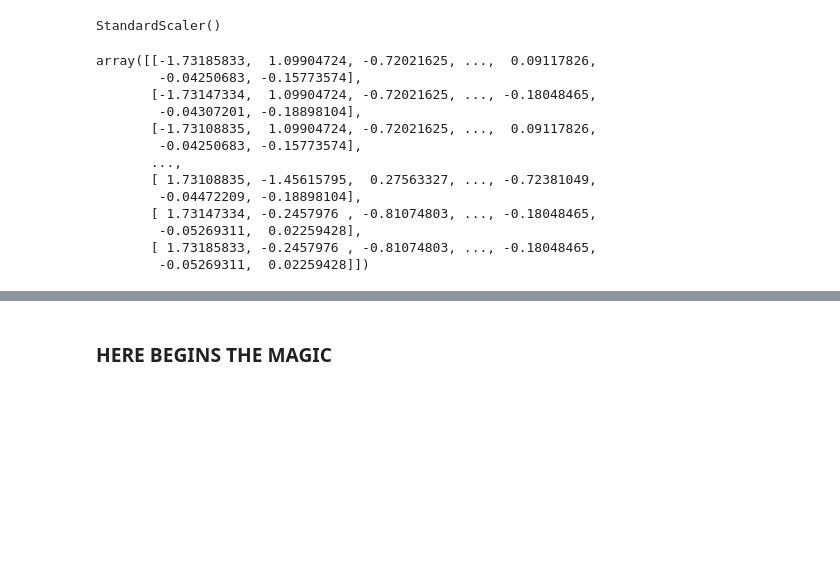
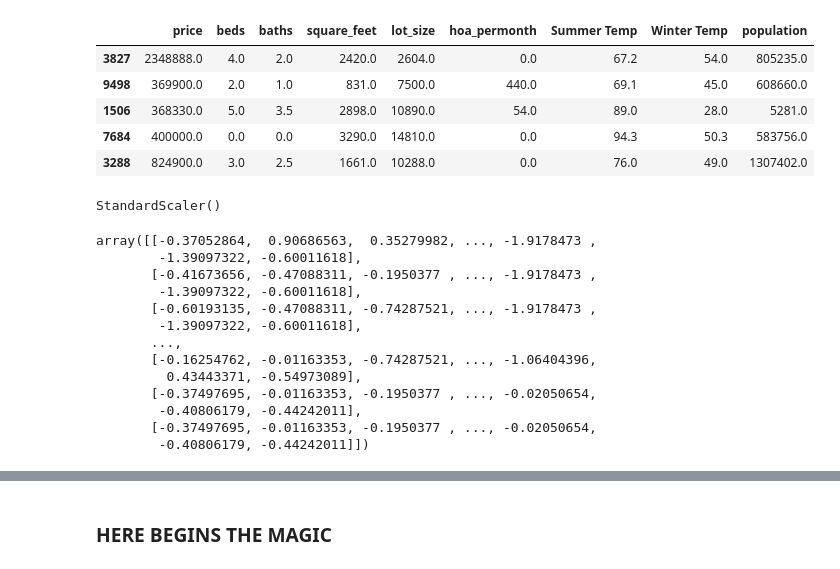
Before and after one commit to aaronrotman/house-finder, a Jupyter notebook: the_magic-cynthias-version-to-avoid-git-hell.ipynb, the cells around one changed output, grey strips where cells are left out. Drawn from its saved outputs; the diff is of its cells as text; code cells hidden in the pictures; blank space fills up the shorter version.

```diff
--- a/the_magic-cynthias-version-to-avoid-git-hell.ipynb
+++ b/the_magic-cynthias-version-to-avoid-git-hell.ipynb
@@ -60,11 +60,18 @@ X.head(100)
 # %%
 data = X.copy()
 # %%
-# from sklearn.model_selection import train_test_split
+from sklearn.model_selection import train_test_split
 
-# X_train, X_test= train_test_split(X, random_state=42)
+X_train, X_test= train_test_split(X, random_state=42)
 
-# X_train.head()
+X_train.head()
+# %% [output]
+|  | price | beds | baths | square_feet | lot_size | hoa_permonth | Summer Temp | Winter Temp | population |
+| 3827 | 2348888.0 | 4.0 | 2.0 | 2420.0 | 2604.0 | 0.0 | 67.2 | 54.0 | 805235.0 |
+| 9498 | 369900.0 | 2.0 | 1.0 | 831.0 | 7500.0 | 440.0 | 69.1 | 45.0 | 608660.0 |
+| 1506 | 368330.0 | 5.0 | 3.5 | 2898.0 | 10890.0 | 54.0 | 89.0 | 28.0 | 5281.0 |
+| 7684 | 400000.0 | 0.0 | 0.0 | 3290.0 | 14810.0 | 0.0 | 94.3 | 50.3 | 583756.0 |
+| 3288 | 824900.0 | 3.0 | 2.5 | 1661.0 | 10288.0 | 0.0 | 76.0 | 49.0 | 1307402.0 |
 # %%
 from sklearn.preprocessing import StandardScaler
 X_scaler = StandardScaler().fit(X)
@@ -72,22 +78,22 @@ X_scaler
 # %% [output]
 StandardScaler()
 # %%
-X_scaled = X_scaler.transform(X)
+X_train_scaled = X_scaler.transform(X)
 X_scaled
 # %% [output]
-array([[-1.73185833,  1.09904724, -0.72021625, ...,  0.09117826,
-        -0.04250683, -0.15773574],
-       [-1.73147334,  1.09904724, -0.72021625, ..., -0.18048465,
-        -0.04307201, -0.18898104],
-       [-1.73108835,  1.09904724, -0.72021625, ...,  0.09117826,
-        -0.04250683, -0.15773574],
+array([[-0.37052864,  0.90686563,  0.35279982, ..., -1.9178473 ,
+        -1.39097322, -0.60011618],
+       [-0.41673656, -0.47088311, -0.1950377 , ..., -1.9178473 ,
+        -1.39097322, -0.60011618],
+       [-0.60193135, -0.47088311, -0.74287521, ..., -1.9178473 ,
+        -1.39097322, -0.60011618],
        ...,
-       [ 1.73108835, -1.45615795,  0.27563327, ..., -0.72381049,
-        -0.04472209, -0.18898104],
-       [ 1.73147334, -0.2457976 , -0.81074803, ..., -0.18048465,
-        -0.05269311,  0.02259428],
-       [ 1.73185833, -0.2457976 , -0.81074803, ..., -0.18048465,
-        -0.05269311,  0.02259428]])
+       [-0.16254762, -0.01163353, -0.74287521, ..., -1.06404396,
+         0.43443371, -0.54973089],
+       [-0.37497695, -0.01163353, -0.1950377 , ..., -0.02050654,
+        -0.40806179, -0.44242011],
+       [-0.37497695, -0.01163353, -0.1950377 , ..., -0.02050654,
+        -0.40806179, -0.44242011]])
 # %%
 kmeans = KMeans(n_clusters=16)
 # %%
```
Also changed, not shown: parts of 22 cells of this notebook, 4 other files.
